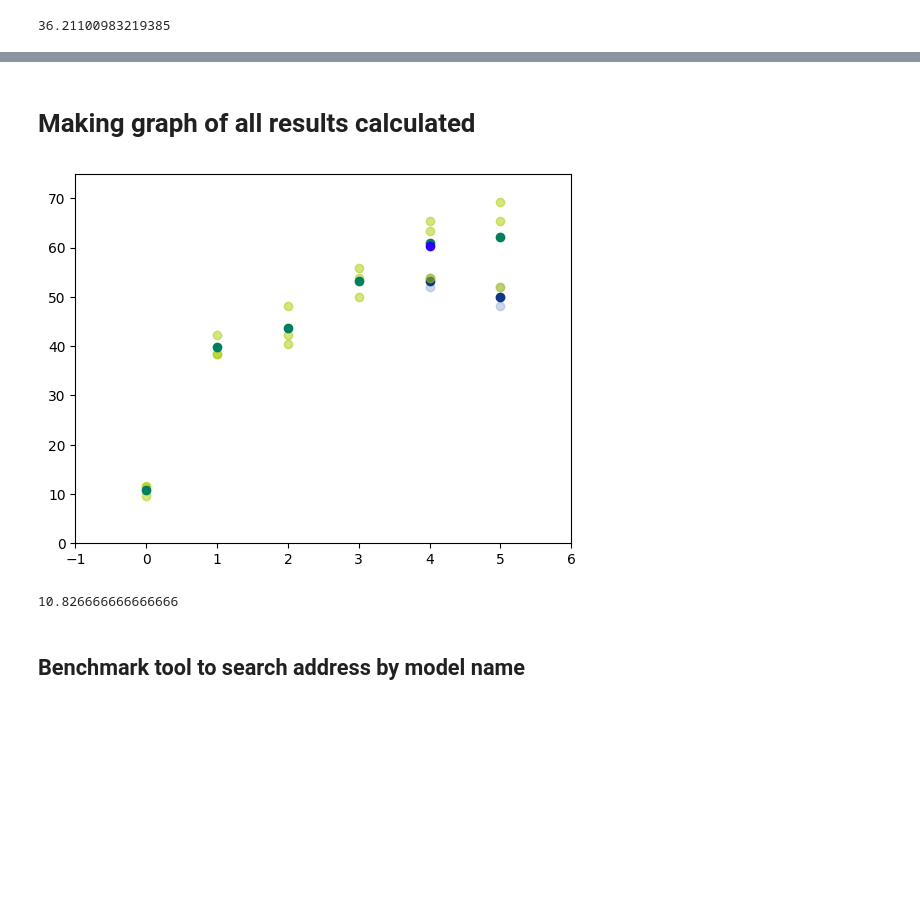
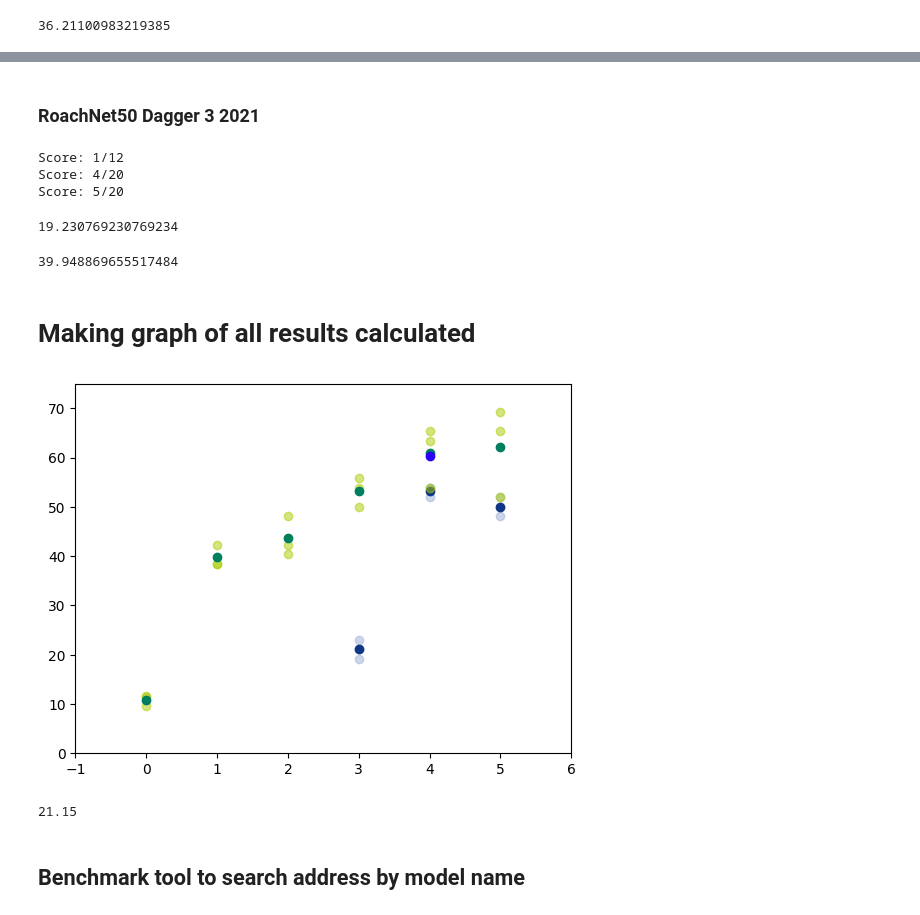
Before and after one commit to Shubhamcl/carla-roach, a Jupyter notebook: route_completion_scores.ipynb, the cells around one changed output, grey strips where cells are left out. Saved outputs shown, nothing was run; the diff lists cells and outputs as text; code cells hidden in the pictures; blank space fills up the shorter version.

Commit message:
route completion update again

```diff
--- a/route_completion_scores.ipynb
+++ b/route_completion_scores.ipynb
@@ -2932,3 +2978,26 @@ route_completion_ratio(list_of_addresses)
+# %% [markdown]
+### RoachNet50 Dagger 3 2021
+# %%
+list_of_addresses = [
+    '/home/shubham/Desktop/git/carla-roach/outputs/2024-03-19/00-41-24',
+    '/home/shubham/Desktop/git/carla-roach/outputs/2024-03-19/01-41-48',
+    '/home/shubham/Desktop/git/carla-roach/outputs/2024-03-19/05-40-31'
+]
+calc_success_rate(list_of_addresses)
+# %% [output]
+Score: 1/12
+Score: 4/20
+Score: 5/20
+19.230769230769234
+# %%
+list_of_addresses = [
+    '/home/shubham/Desktop/git/carla-roach/outputs/2024-03-19/00-41-24',
+    '/home/shubham/Desktop/git/carla-roach/outputs/2024-03-19/01-41-48',
+    '/home/shubham/Desktop/git/carla-roach/outputs/2024-03-19/05-40-31'
+]
+route_completion_ratio(list_of_addresses)
+# %% [output]
+39.948869655517484
 # %% [markdown]
 # Making graph of all results calculated
 # %%
@@ -2937,34 +3006,35 @@ import matplotlib.pyplot as plt
 # %%
 # RoachNet50 single seeds
 plt.scatter([5, 5, 5], [50.0, 51.92, 48.08], c='#9bafd9', alpha=0.5)
 plt.scatter([4, 4, 4], [53.85, 51.92, 53.85], c='#9bafd9', alpha=0.5)
+plt.scatter([3, 3, 3], [19.23, 21.15, 23.07], c='#9bafd9', alpha=0.5)
 
 # RoachNet50 Averages
-plt.scatter([4, 5], [53.21, 50.0], c='#103783')
+plt.scatter([3, 4, 5], [21.15, 53.21, 50.0], c='#103783')
 
 # Dino v1 single seeds
 plt.scatter([0, 0, 0], [9.61, 11.34, 11.53], c='#aacc00', alpha=0.5)
 plt.scatter([1, 1, 1], [38.46, 42.31, 38.46], c='#aacc00', alpha=0.5)
 plt.scatter([2, 2, 2], [42.31, 40.39, 48.08], c='#aacc00', alpha=0.5)
 plt.scatter([3, 3, 3], [50.0, 53.85, 55.78], c='#aacc00', alpha=0.5)
 plt.scatter([4, 4, 4], [63.46, 65.38, 53.85], c='#aacc00', alpha=0.5)
 plt.scatter([5, 5, 5], [69.23, 51.92, 65.38], c='#aacc00', alpha=0.5)
 
 # Dino v1 Averages
 plt.scatter([0, 1, 2, 3, 4, 5], [10.86, 39.74, 43.59, 53.21, 60.90, 62.18], c='#007f5f')
 
 # old best / SegVPR
 plt.scatter([4], [60.25], c='#2d00f7')
 
 plt.xlim(-1,6)
 plt.ylim(0,75)
 plt.show()
 # %% [output]
-[figure, old version]
+[figure, new version]
-# %%
-np.mean([9.61, 11.34, 11.53])
-# %% [output]
-10.826666666666666
+# %%
+np.mean([19.23, 21.15, 23.07])
+# %% [output]
+21.15
 # %% [markdown]
 ## Benchmark tool to search address by model name
 # %%
```
Also changed, not shown: parts of 6 cells of this notebook.
